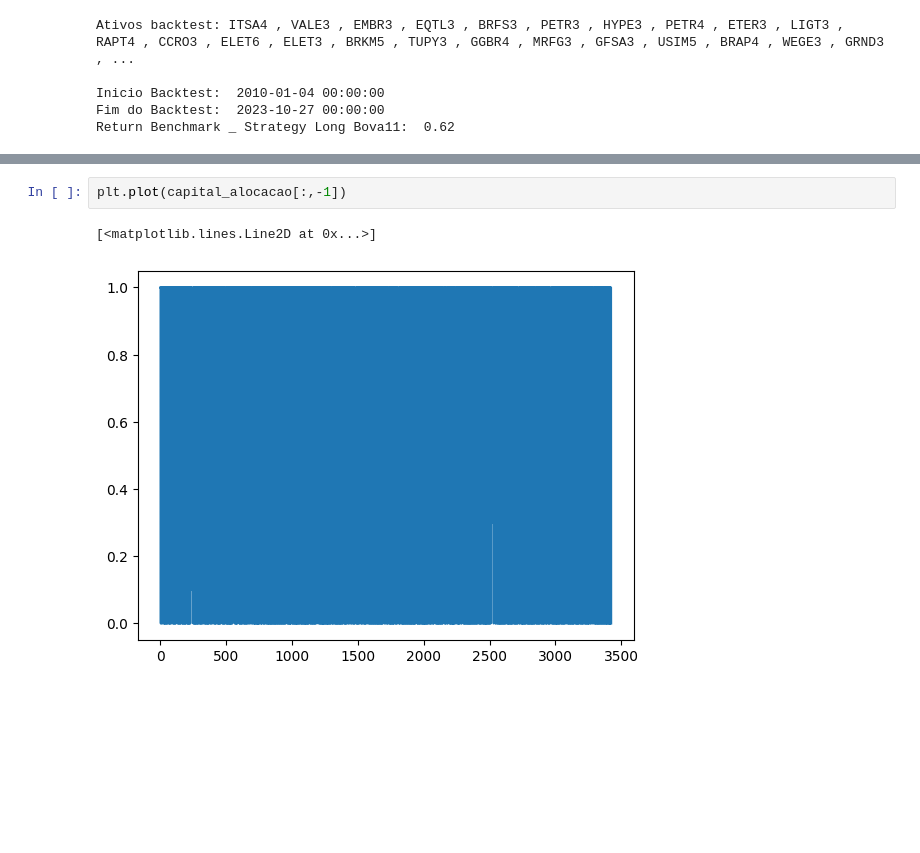
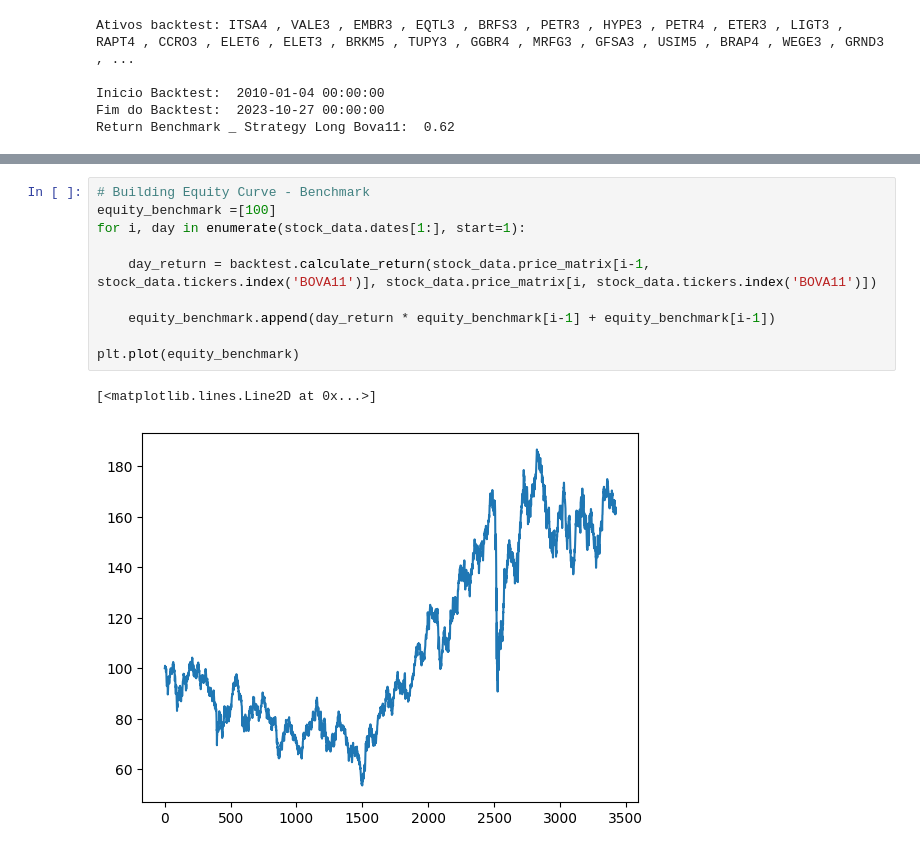
Before and after one commit to gassuncao27/quant_research_2023, a Jupyter notebook: model_tests2.ipynb, the cells around one changed output, grey strips where cells are left out. Cells and saved outputs as stored; diff of their text form; blank space fills up the shorter version.

```diff
--- a/model_tests2.ipynb
+++ b/model_tests2.ipynb
@@ -301,5 +276,13 @@ plt.plot(equity)
-# %%
-plt.plot(capital_alocacao[:,-1])
-# %% [output]
-[<matplotlib.lines.Line2D at 0x...>]
-[figure, removed]
+# %%
+# Building Equity Curve - Benchmark
+equity_benchmark =[100]
+for i, day in enumerate(stock_data.dates[1:], start=1):
+
+    day_return = backtest.calculate_return(stock_data.price_matrix[i-1, stock_data.tickers.index('BOVA11')], stock_data.price_matrix[i, stock_data.tickers.index('BOVA11')])
+
+    equity_benchmark.append(day_return * equity_benchmark[i-1] + equity_benchmark[i-1])
+
+plt.plot(equity_benchmark)
+# %% [output]
+[<matplotlib.lines.Line2D at 0x...>]
+[figure, added]
```
Also changed, not shown: parts of 16 cells of this notebook.
